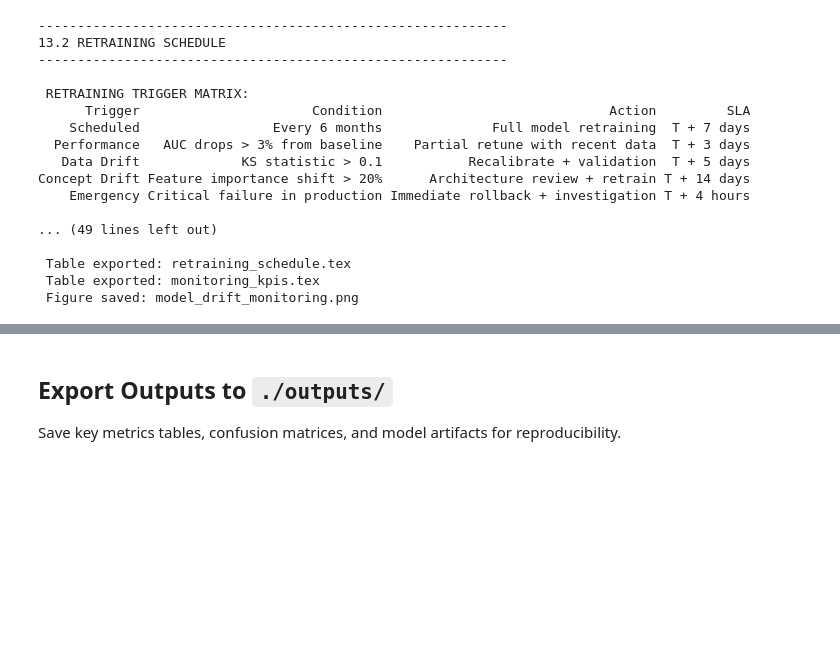
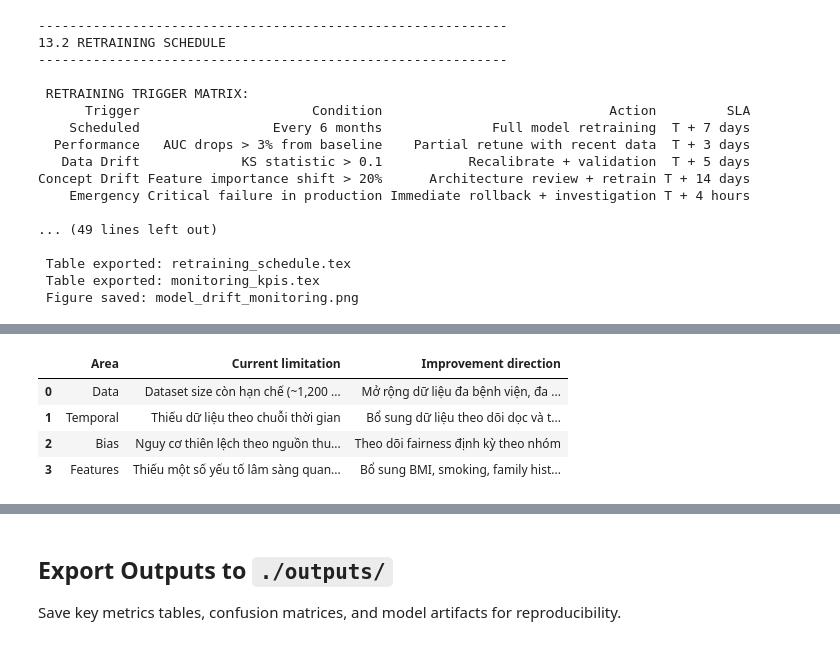
Before and after one commit to AnBinh1703/E1403_DuongBinhAn, a Jupyter notebook: notebook/Heart_Disease_BigData_Analytics_Project.ipynb, the cells around one changed output, grey strips where cells are left out. Cells and saved outputs as stored; diff of their text form; code cells hidden in the pictures; blank space fills up the shorter version.

```diff
--- a/notebook/Heart_Disease_BigData_Analytics_Project.ipynb
+++ b/notebook/Heart_Disease_BigData_Analytics_Project.ipynb
@@ -5915,80 +5556,25 @@ Honest assessment of current system limitations and roadmap for future enhanceme
 # %%
-# ============================================================================
-# 13. LIMITATIONS & FUTURE WORK
-# ============================================================================
-print("=" * 60)
-print("13. LIMITATIONS & FUTURE WORK")
-print("=" * 60)
+# 14. Limitations & Future Work (concise)
+limitations_df = pd.DataFrame([
+    {"Area": "Data", "Current limitation": "Dataset size còn hạn chế (~1,200 bản ghi)", "Improvement direction": "Mở rộng dữ liệu đa bệnh viện, đa vùng"},
+    {"Area": "Temporal", "Current limitation": "Thiếu dữ liệu theo chuỗi thời gian", "Improvement direction": "Bổ sung dữ liệu theo dõi dọc và time-to-event"},
+    {"Area": "Bias", "Current limitation": "Nguy cơ thiên lệch theo nguồn thu thập", "Improvement direction": "Theo dõi fairness định kỳ theo nhóm"},
+    {"Area": "Features", "Current limitation": "Thiếu một số yếu tố lâm sàng quan trọng", "Improvement direction": "Bổ sung BMI, smoking, family history, medication"},
+])
 
-limitations_future = """
-╔══════════════════════════════════════════════════════════════════════════════╗
-║ CURRENT LIMITATIONS ║
-╚══════════════════════════════════════════════════════════════════════════════╝
+roadmap_df = pd.DataFrame([
+    {"Phase": "P1 (0-6 tháng)", "Focus": "Mở rộng dữ liệu + chuẩn hóa chất lượng"},
+    {"Phase": "P2 (6-12 tháng)", "Focus": "Nâng cấp mô hình + đánh giá bất định"},
+    {"Phase": "P3 (12-18 tháng)", "Focus": "Tích hợp thời gian thực + cảnh báo"},
+    {"Phase": "P4 (liên tục)", "Focus": "Giám sát drift + retraining governance"},
+])
 
-LIMITATION 1: DATASET SIZE
-━━━━━━━━━━━━━━━━━━━━━━━━━━━━
-• Current dataset: ~1,200 patients
-• Real-world implementation requires millions of records for robust training
-• Geographical and demographic diversity may be limited
-
-LIMITATION 2: TEMPORAL FACTORS
-━━━━━━━━━━━━━━━━━━━━━━━━━━━━
-• Dataset represents point-in-time measurements
-• Does not capture disease progression over time
-• Seasonal variation in cardiovascular events not captured
-
-LIMITATION 3: POTENTIAL BIAS
-━━━━━━━━━━━━━━━━━━━━━━━━━━━━
-• Dataset combines Cleveland, Hungary, and Statlog sources
-• Potential selection bias in original data collection
-• May not generalize to all populations
-
-LIMITATION 4: MISSING VARIABLES
-━━━━━━━━━━━━━━━━━━━━━━━━━━━━
-• BMI and obesity status not included
-• Smoking history not available
-• Family history of heart disease unknown
-• Medication data not present
-
-╔══════════════════════════════════════════════════════════════════════════════╗
-║ FUTURE WORK ROADMAP ║
-╚══════════════════════════════════════════════════════════════════════════════╝
-
-🔮 PHASE 1: DATA ENHANCEMENT (Months 1-6)
-━━━━━━━━━━━━━━━━━━━━━━━━━━━━
-• Integrate with hospital EHR for larger training dataset
-• Add demographic diversity through multi-site collaboration
-• Include longitudinal patient records for disease trajectory modeling
-• Collect additional risk factors (BMI, smoking, family history)
-
-🔮 PHASE 2: MODEL ADVANCEMENT (Months 6-12)
-━━━━━━━━━━━━━━━━━━━━━━━━━━━━
-• Implement deep learning models (Neural Networks)
-• Develop survival analysis for time-to-event prediction
-• Create ensemble methods combining multiple algorithms
-• Build uncertainty quantification for prediction confidence intervals
-
-🔮 PHASE 3: REAL-TIME INTEGRATION (Months 12-18)
-━━━━━━━━━━━━━━━━━━━━━━━━━━━━
-• Deploy Kafka streaming for real-time vital sign monitoring
-• Integrate with wearable device data (smartwatches, fitness trackers)
-• Build real-time alerting system for sudden risk changes
-• Implement edge computing for hospital bedside predictions
-
-🔮 PHASE 4: CONTINUOUS IMPROVEMENT (Ongoing)
-━━━━━━━━━━━━━━━━━━━━━━━━━━━━
-• Establish automated model retraining pipeline (monthly)
-• Implement A/B testing framework for model updates
-• Monitor for concept drift and data distribution shifts
-• Regular fairness audits across demographic groups
-
-🔮 PHASE 5: EXPANSION (Year 2+)
-━━━━━━━━━━━━━━━━━━━━━━━━━━━━
-• Extend to other cardiovascular conditions (stroke, PAD)
-• Build NLP pipeline for unstructured clinical notes
-• Develop patient-facing mobile app for self-monitoring
-• Create federated learning for multi-institution collaboration
-"""
-
-print(limitations_future)
+display(limitations_df)
+display(roadmap_df)
+print("Limitations and future roadmap summarized.")
 # %% [output]
+|  | Area | Current limitation | Improvement direction |
+| 0 | Data | Dataset size còn hạn chế (~1,200 ... | Mở rộng dữ liệu đa bệnh viện, đa ... |
+| 1 | Temporal | Thiếu dữ liệu theo chuỗi thời gian | Bổ sung dữ liệu theo dõi dọc và t... |
+| 2 | Bias | Nguy cơ thiên lệch theo nguồn thu... | Theo dõi fairness định kỳ theo nhóm |
+| 3 | Features | Thiếu một số yếu tố lâm sàng quan... | Bổ sung BMI, smoking, family hist... |
```
Also changed, not shown: parts of 55 cells of this notebook, 1 other file.
